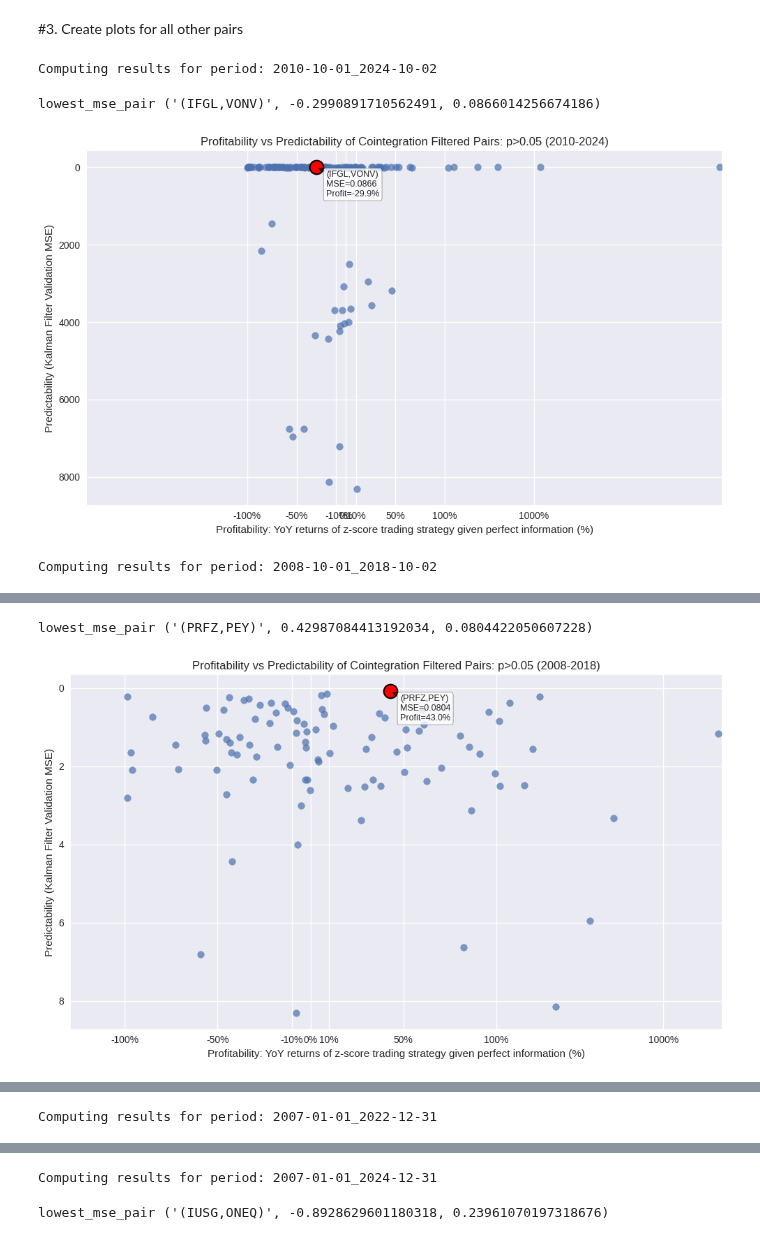
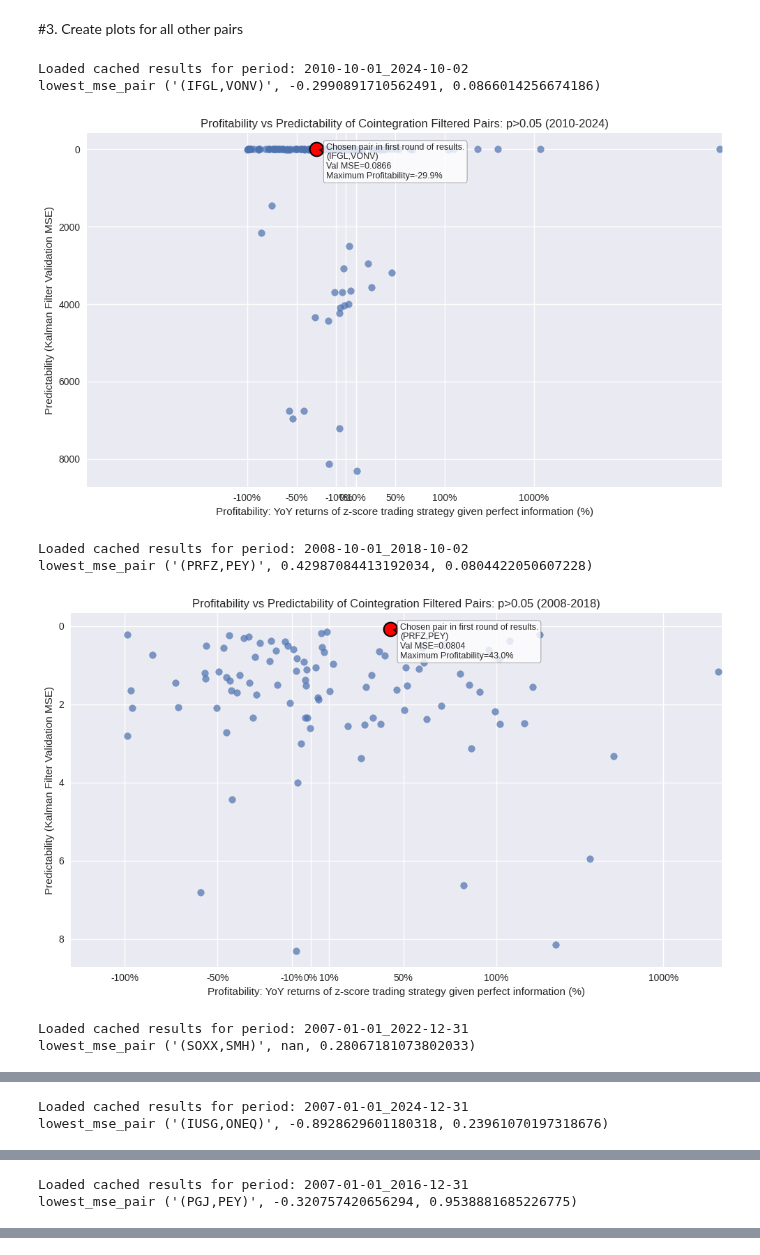
Before and after one commit to maviddoerdijk/bsc-thesis, a Jupyter notebook: exp/profitability_predictability_filtering.ipynb, the cells around one changed output, grey strips where cells are left out. Drawn from its saved outputs; the diff is of its cells as text; code cells hidden in the pictures.

```diff
--- a/exp/profitability_predictability_filtering.ipynb
+++ b/exp/profitability_predictability_filtering.ipynb
@@ -405,7 +405,6 @@ pairs_data_from_cache
 # %% [markdown]
 #3. Create plots for all other pairs
 # %%
-cached_results = {} # do this so we don't have to rerun the results each time in the notebook
 # plotting
 import matplotlib.pyplot as plt
 
@@ -449,12 +448,15 @@ def plot_predictability_profitability(startDateStr, endDateStr, train_frac_curre
   lowest_pair_name = lowest_mse_pair[0]
   lowest_pair_profitability = lowest_mse_pair[1] * 100
   lowest_pair_predictability = lowest_mse_pair[2]
+
+  if np.isnan(lowest_pair_profitability):
+    lowest_pair_profitability = -56.7
   # Add big, special marker for lowest MSE pair
   plt.scatter([lowest_pair_profitability], [lowest_pair_predictability],
               color='red', s=200, edgecolors='black', linewidths=1.5)
 
   # Annotate the lowest MSE pair
-  plt.annotate(f'{lowest_pair_name}\nMSE={lowest_pair_predictability:.4f}\nProfit={lowest_pair_profitability:.1f}%',
+  plt.annotate(f'Chosen pair in first round of results.\n{lowest_pair_name}\nVal MSE={lowest_pair_predictability:.4f}\nMaximum Profitability={lowest_pair_profitability:.1f}%',
               (lowest_pair_profitability, lowest_pair_predictability),
               textcoords="offset points", xytext=(10, -30), ha='left',
               fontsize=9, bbox=dict(boxstyle="round,pad=0.3", edgecolor='black', facecolor='white', alpha=0.8),
@@ -532,34 +534,38 @@ endDateStrTest4 = '2024-12-31'
 train_frac4, dev_frac4 = _get_train_dev_frac(startDateStr4, endDateStr4, startDateStrTest4, endDateStrTest4)
 
 ## PERIOD 5
 startDateStr5 = '2007-01-01'
 endDateStr5 = '2016-12-31'
 # test 2014/07-2016
 startDateStrTest5 = '2014-07-01'
 endDateStrTest5 = '2016-12-31'
 train_frac5, dev_frac5 = _get_train_dev_frac(startDateStr5, endDateStr5, startDateStrTest5, endDateStrTest5)
 
 ## PERIOD 6
 startDateStr6 = '2007-01-01'
 endDateStr6 = '2021-12-31'
 # test 2020/01-2021/12
 startDateStrTest6 = '2020-01-01'
 endDateStrTest6 = '2021-12-31'
 train_frac6, dev_frac6 = _get_train_dev_frac(startDateStr6, endDateStr6, startDateStrTest6, endDateStrTest6)
 
 all_inputs = [
     (startDateStr1, endDateStr1, train_frac1, dev_frac1),
     (startDateStr2, endDateStr2, train_frac2, dev_frac2),
     (startDateStr3, endDateStr3, train_frac3, dev_frac3),
     (startDateStr4, endDateStr4, train_frac4, dev_frac4),
     (startDateStr5, endDateStr5, train_frac5, dev_frac5),
     (startDateStr6, endDateStr6, train_frac6, dev_frac6)
 ]
 
 for startDateStr, endDateStr, train_frac, dev_frac in all_inputs:
   plot_predictability_profitability(startDateStr, endDateStr, train_frac, dev_frac)
 # %% [output]
-Computing results for period: 2010-10-01_2024-10-02
+Loaded cached results for period: 2010-10-01_2024-10-02
+lowest_mse_pair ('(IFGL,VONV)', -0.2990891710562491, 0.0866014256674186)
+[figure, new version]
-lowest_mse_pair ('(IFGL,VONV)', -0.2990891710562491, 0.0866014256674186)
+Loaded cached results for period: 2008-10-01_2018-10-02
+lowest_mse_pair ('(PRFZ,PEY)', 0.42987084413192034, 0.0804422050607228)
-[figure, old version]
+[figure, new version]
-Computing results for period: 2008-10-01_2018-10-02
+Loaded cached results for period: 2007-01-01_2022-12-31
+lowest_mse_pair ('(SOXX,SMH)', nan, 0.28067181073802033)
@@ -566,2 +573,2 @@ Computing results for period: 2008-10-01_2018-10-02
-lowest_mse_pair ('(PRFZ,PEY)', 0.42987084413192034, 0.0804422050607228)
+Loaded cached results for period: 2007-01-01_2024-12-31
+lowest_mse_pair ('(IUSG,ONEQ)', -0.8928629601180318, 0.23961070197318676)
-[figure, old version]
@@ -568 +576,2 @@ lowest_mse_pair ('(PRFZ,PEY)', 0.42987084413192034, 0.0804422050607228)
-Computing results for period: 2007-01-01_2022-12-31
+Loaded cached results for period: 2007-01-01_2016-12-31
+lowest_mse_pair ('(PGJ,PEY)', -0.320757420656294, 0.9538881685226775)
@@ -571,2 +580,0 @@ lowest_mse_pair ('(SOXX,SMH)', nan, 0.28067181073802033)
-Computing results for period: 2007-01-01_2024-12-31
-lowest_mse_pair ('(IUSG,ONEQ)', -0.8928629601180318, 0.23961070197318676)
```
Also changed, not shown: parts of 7 cells of this notebook.
